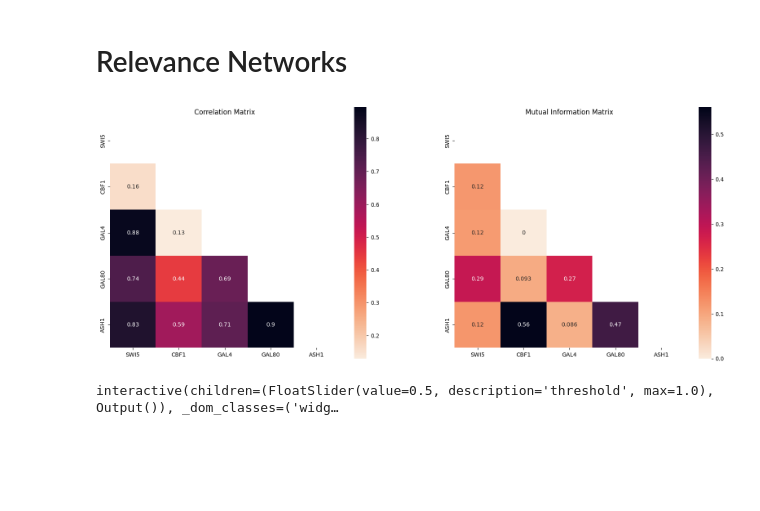
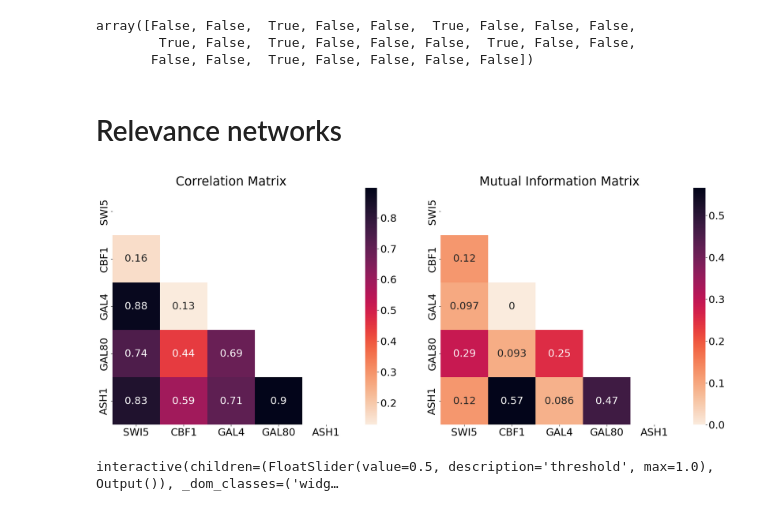
Before and after one commit to JanStern/Modeling-Biological-Networks-Assignment, a Jupyter notebook: main.ipynb, the cells around one changed output. Saved outputs shown, nothing was run; the diff lists cells and outputs as text; code cells hidden in the pictures; blank space fills up the shorter version.

Commit message:
updates to the true net

```diff
--- a/main.ipynb
+++ b/main.ipynb
@@ -22,0 +50,5 @@ show_gene_expression_over_time_in_one_plot(t, data_gen_exp_t)
+# %%
+# read from txt file to pandas
+data_path = 'data/data.txt'
+data = pd.read_csv(data_path, sep=' ', header=0)
+data.values
@@ -23,2 +80,18 @@ show_gene_expression_over_time_in_one_plot(t, data_gen_exp_t)
+# %%
+gene_names = list(data.columns.values)
+model_true_model = {
+    'SWI5': [None, 1, 0, 1, 1],
+    'CBF1': [0, None, 1, 0, 0],
+    'GAL4': [1, 0, None, 0, 0],
+    'GAL80': [0, 0, 0, None, 0],
+    'ASH1': [0, -1, 0, 0, None]
+}
+model_true = pd.DataFrame(model_true_model, index=gene_names)
+true_structure = (model_true.fillna(0)!=0).values.flatten()
+true_structure
+# %% [output]
+array([False, False,  True, False, False,  True, False, False, False,
+        True, False,  True, False, False, False,  True, False, False,
+       False, False,  True, False, False, False, False])
 # %% [markdown]
-# Relevance Networks
+# Relevance networks
@@ -34,7 +98,16 @@ mi_matrix = compute_mutual_info_matrix(df)
-# %%
-from src.visuals import plot_corr_and_mi_matrices
-
-plot_corr_and_mi_matrices(correlation_matrix, mi_matrix)
-# %% [output]
-[figure, removed]
+# %%
+"""Sets the seed for reproducibility."""
+random.seed(seed)  # Python random module
+np.random.seed(seed)  # Numpy module
+torch.manual_seed(seed)  # PyTorch
+os.environ['PYTHONHASHSEED'] = str(seed)  # Python hash seed
+
+# Calculate correlation matrix
+correlation_matrix = data.corr()
+mi_matrix = compute_mutual_info_matrix(data)
+
+matplotlib.rcParams.update({'font.size': 22})
+plot_corr_and_mi_matrices(correlation_matrix, mi_matrix)
+# %% [output]
+[figure, added]
 # %%
```
Also changed, not shown: parts of 47 cells of this notebook, 43 other files.
